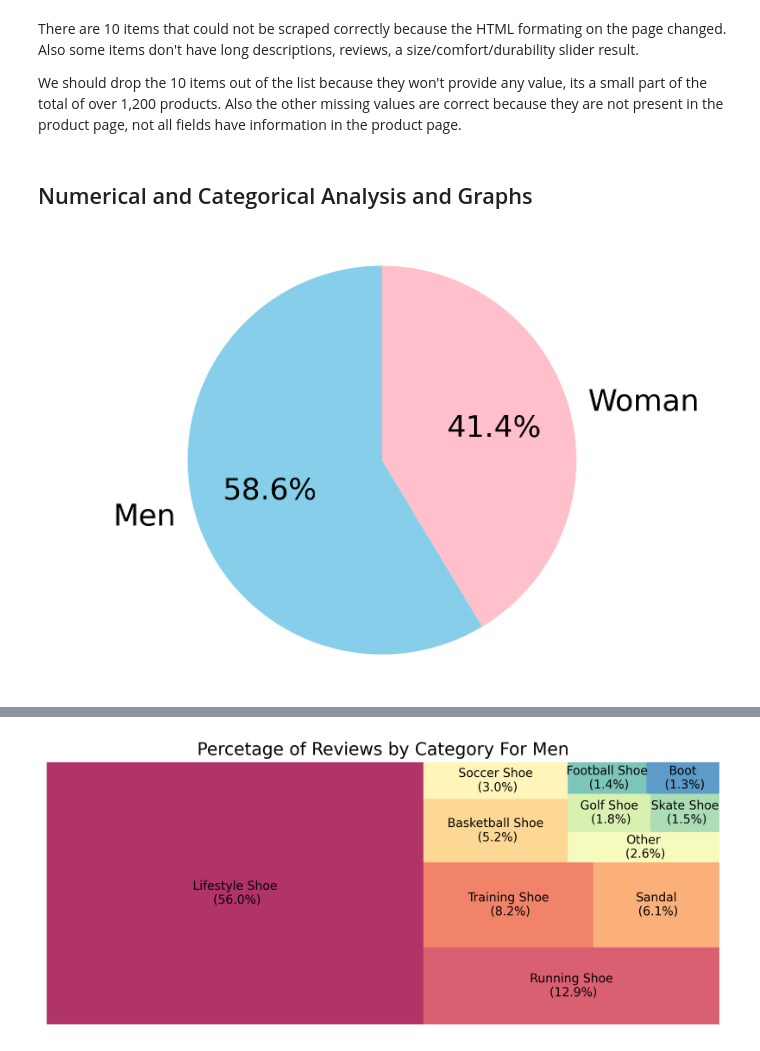
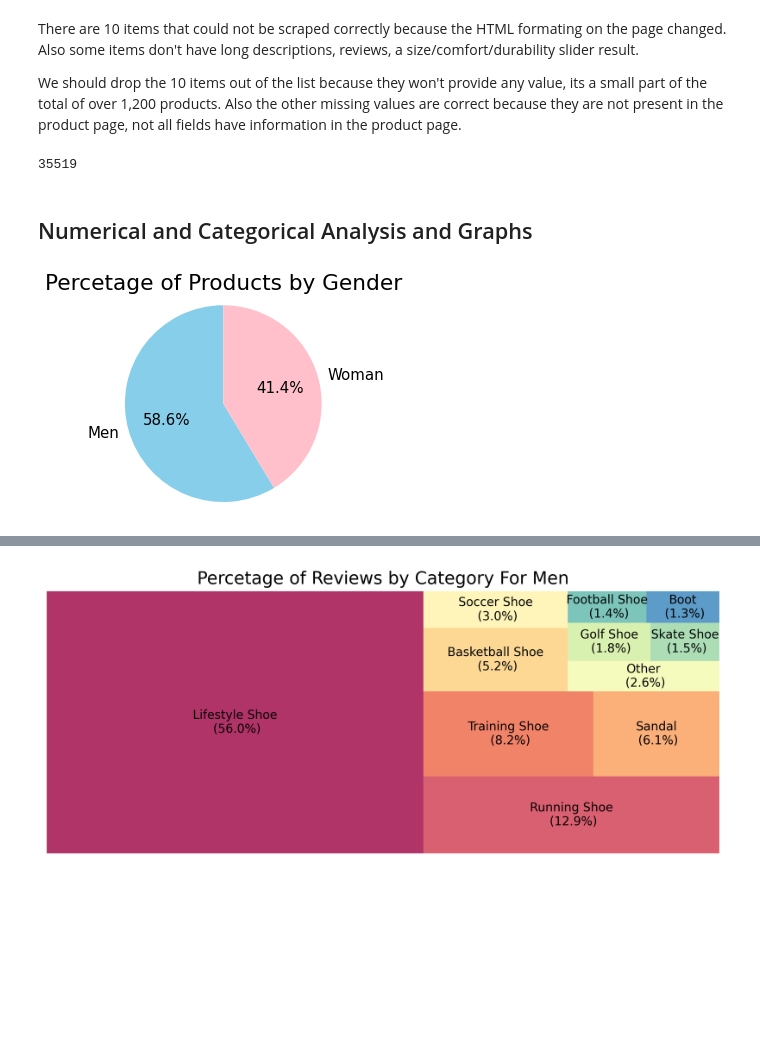
Before and after one commit to DanEllen/Nike-Shoes-Web-Scrape-and-Analysis, a Jupyter notebook: Data Analysis.ipynb, the cells around one changed output, grey strips where cells are left out. Saved outputs shown, nothing was run; the diff lists cells and outputs as text; code cells hidden in the pictures; blank space fills up the shorter version.

Commit message:
Updated some graphs

```diff
--- a/Data Analysis.ipynb
+++ b/Data Analysis.ipynb
@@ -216,6 +217,10 @@ There are 10 items that could not be scraped correctly because the HTML formatin
 We should drop the 10 items out of the list because they won't provide any value, its a small part of the total of over 1,200 products. Also the other missing values are correct because they are not present in the product page, not all fields have information in the product page.
 # %%
 df.dropna(subset=['title'], inplace=True)
+# %%
+df['r_body'].count()
+# %% [output]
+35519
 # %% [markdown]
 ## Numerical and Categorical Analysis and Graphs <a class="anchor" id="3-bullet"></a>
 # %%
@@ -224,20 +229,21 @@ df.dropna(subset=['title'], inplace=True)
 # %%
 # Pie chart of distribuition of products by gender
 
 products_men = df[df['gender'] == 'men']['id_'].nunique()
 products_woman = df[df['gender'] == 'woman']['id_'].nunique()
 # Pie chart, where the slices will be ordered and plotted counter-clockwise:
 labels = 'Men', 'Woman'
 sizes = [products_men, products_woman]
 
 fig1, ax1 = plt.subplots()
 plt.rcParams['font.size'] = 15.0
 ax1.pie(sizes, labels=labels, autopct='%1.1f%%', startangle=90, colors=('skyblue','pink'))
 ax1.axis('equal')  # Equal aspect ratio ensures that pie is drawn as a circle.
+plt.title('Percetage of Products by Gender')
 plt.savefig('pie1.png', dpi=300)
 plt.show()
 # %% [output]
-[figure, old version]
+[figure, new version]
 # %%
 # 1. Treemap of percentage of products per category for men
 df1 = df[df['gender']=='men'].groupby('category')['id_'].nunique().reset_index(name='counts')
```
Also changed, not shown: parts of 7 cells of this notebook, 11 other files.
